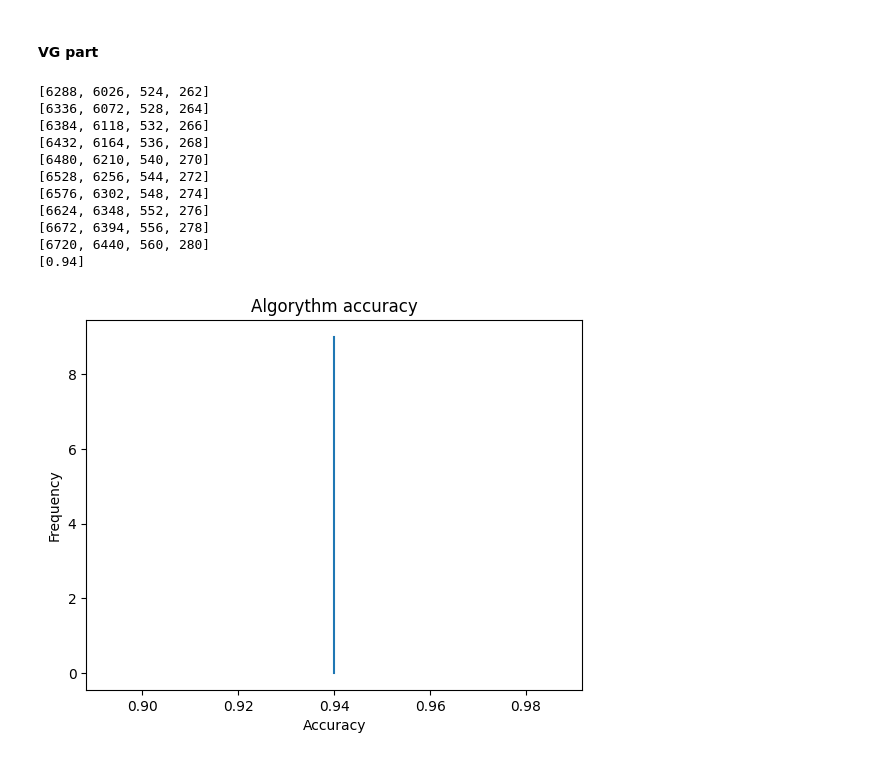
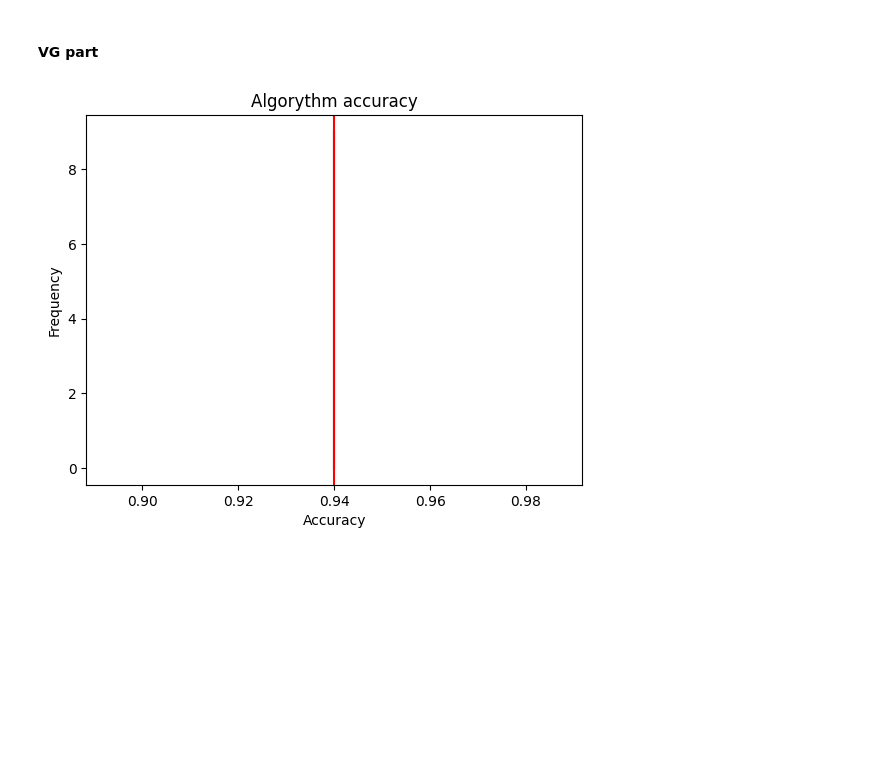
Before and after one commit to CyrilleKolle/Labb-2-Maskinl-rning, a Jupyter notebook: Main/Main.ipynb, the cells around one changed output. Cells and saved outputs as stored; diff of their text form; code cells hidden in the pictures; blank space fills up the shorter version.

Commit message:
Added mean value to plot

```diff
--- a/Main/Main.ipynb
+++ b/Main/Main.ipynb
@@ -300,43 +300,32 @@ def closest():
     return ([tp, tn, fp, fn])
 # %%
 from statistics import mean
+from turtle import width
 import matplotlib.pyplot as plt
 import numpy as np
 def accuracy():
     accuracy_list = []
     accuracy_points = []
 
     for i in range(10):
         #accuracy_cal = (tp + tn )/(tp + tn + fp + fn)
         closest()
         get_accuracy = closest()
         accuracy_list.append(get_accuracy)
-        print(get_accuracy)
         for i in range(len(accuracy_list)):
             #calculate accuracy by taking the first two items in our list and dividing the sum of the items in the list
              accuracy_cal = ( sum(accuracy_list[i][:2]))/(sum(accuracy_list[i]))
         accuracy_points.append(accuracy_cal)
 
-    mean_value = [np.mean(item) for item in accuracy_points]
-    plt.plot(accuracy_points, range(10))
+    mean_value = np.mean(accuracy_points)
+
+    plt.plot(accuracy_points, range(10), color="black")
+    plt.axvline(mean_value, color="red")
     plt.ylabel("Frequency")
     plt.xlabel("Accuracy")
     plt.title("Algorythm accuracy")
-
     plt.show()
 
-
 accuracy()
 # %% [output]
-[6288, 6026, 524, 262]
-[6336, 6072, 528, 264]
-[6384, 6118, 532, 266]
-[6432, 6164, 536, 268]
-[6480, 6210, 540, 270]
-[6528, 6256, 544, 272]
-[6576, 6302, 548, 274]
-[6624, 6348, 552, 276]
-[6672, 6394, 556, 278]
-[6720, 6440, 560, 280]
-[0.94]
-[figure, old version]
+[figure, new version]
```
